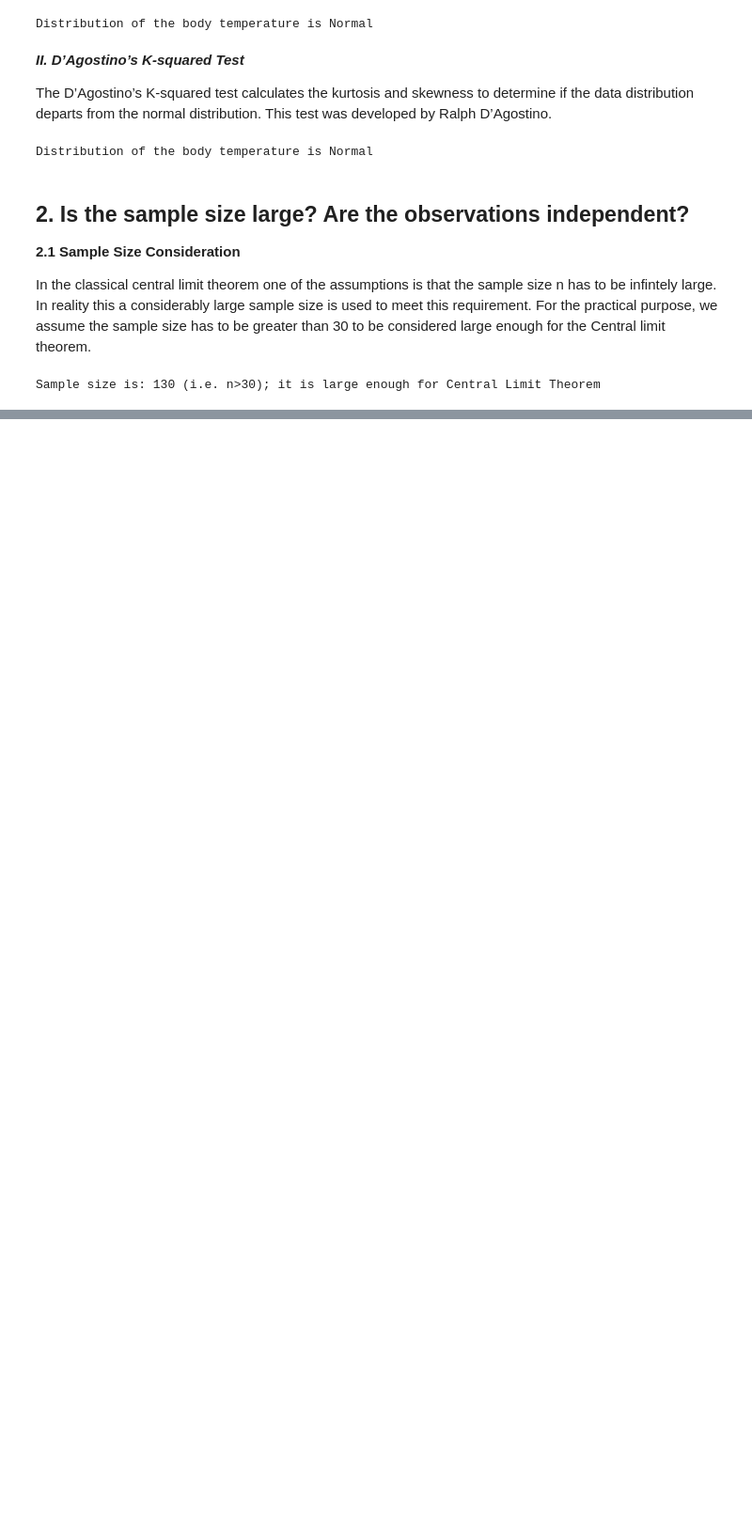
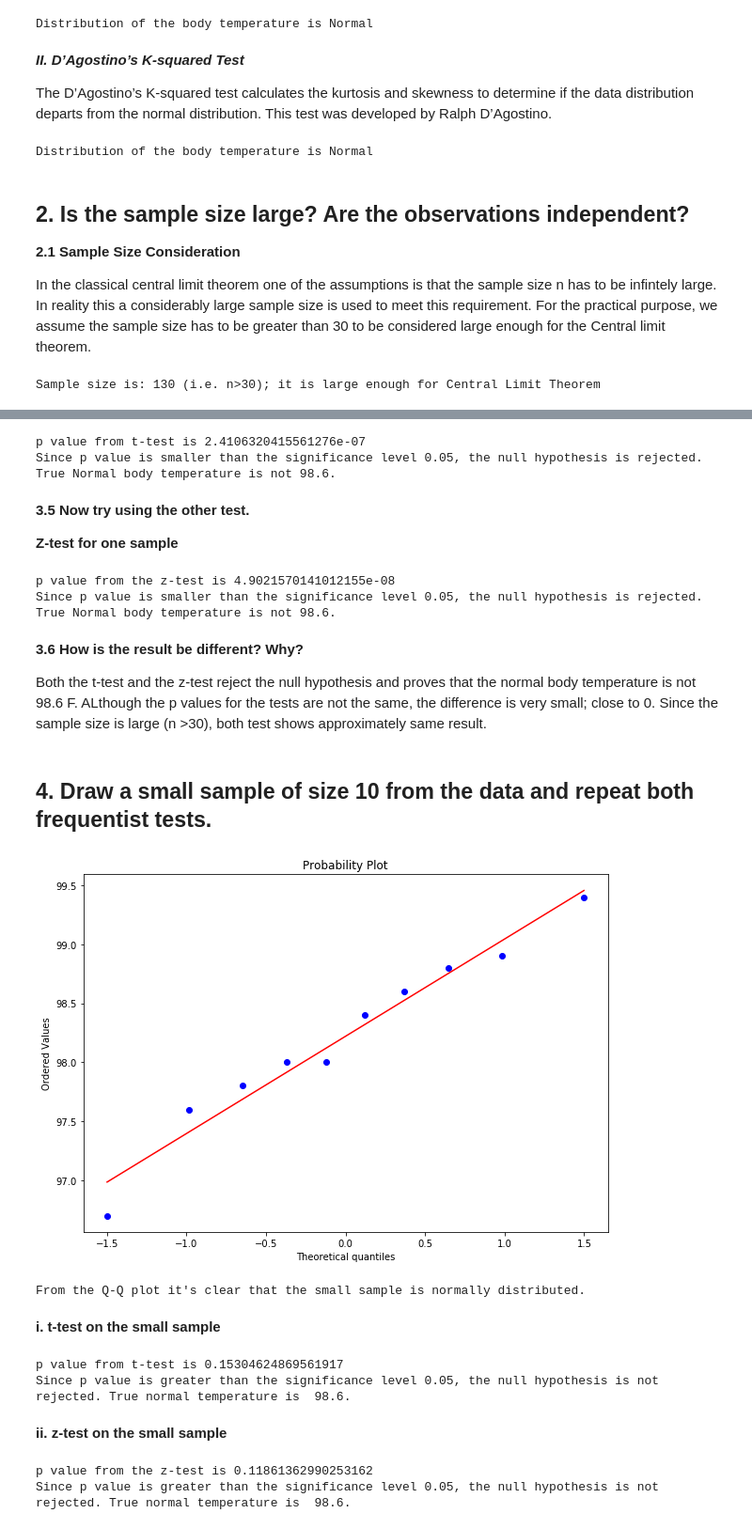
Before and after one commit to zbiswas3/Datascience-Projects, a Jupyter notebook: Data Science Mini projects in Python/Human Temperature EDA/sliderule_dsi_inferential_statistics_exercise_1.ipynb, the cells around one changed output, grey strips where cells are left out. Shown at 94% size. Drawn from its saved outputs; the diff is of its cells as text; code cells hidden in the pictures; blank space fills up the shorter version.

```diff
--- a/Data Science Mini projects in Python/Human Temperature EDA/sliderule_dsi_inferential_statistics_exercise_1.ipynb
+++ b/Data Science Mini projects in Python/Human Temperature EDA/sliderule_dsi_inferential_statistics_exercise_1.ipynb
@@ -252,0 +280,78 @@ def draw_bs_pairs_linreg(x, y, size=1):
+# %%
+# calculate p value from the dependent t statistics
+p_ttest = ttest_1samp(df.temperature, 98.6 )[1]
+
+print("p value from t-test is {}".format(p_ttest))
+if(p_ttest <0.05):
+    print("Since p value is smaller than the significance level 0.05, the null hypothesis is rejected. True Normal body temperature is not 98.6.")
+else:
+    print("Since p value is greater than the significance level 0.05, the null hypothesis is not rejected. True normal temperature is  98.6.")
+# %% [output]
+p value from t-test is 2.4106320415561276e-07
+Since p value is smaller than the significance level 0.05, the null hypothesis is rejected. True Normal body temperature is not 98.6.
+# %% [markdown]
+**3.5 Now try using the other test.**
+
+**Z-test for one sample**
+# %%
+# calculate p value from the z-statistics
+p_ztest = ztest(x1=df.temperature, value=98.6)[1]
+
+# compare the p value with the significance level
+print("p value from the z-test is {}".format(p_ztest))
+if(p_ztest <0.05):
+    print("Since p value is smaller than the significance level 0.05, the null hypothesis is rejected. True Normal body temperature is not 98.6.")
+else:
+    print("Since p value is greater than the significance level 0.05, the null hypothesis is not rejected. True normal temperature is  98.6.")
+# %% [output]
+p value from the z-test is 4.9021570141012155e-08
+Since p value is smaller than the significance level 0.05, the null hypothesis is rejected. True Normal body temperature is not 98.6.
+# %% [markdown]
+**3.6 How is the result be different? Why?**
+
+Both the t-test and the z-test reject the null hypothesis and proves that the normal body temperature is not 98.6 F. ALthough the p values for the tests are not the same, the difference is very small; close to 0. Since the sample size is large (n >30), both test shows approximately same result.
+# %% [markdown]
+## 4. Draw a small sample of size 10 from the data and repeat both frequentist tests. ##
+# %%
+# draw a small sample of size 10 from the data
+np.random.seed(42)
+temperature_dist_10 = np.random.choice(df.temperature, size=10, replace=False)
+
+# plot the Q-Q plot of the distribution
+plt.figure(figsize=(10, 7))
+stats.probplot(temperature_dist_10, plot=plt)
+plt.show()
+
+print("\n\nFrom the Q-Q plot it's clear that the small sample is normally distributed." )
+# %% [output]
+[figure, added]
+From the Q-Q plot it's clear that the small sample is normally distributed.
+# %% [markdown]
+**i. t-test on the small sample**
+# %%
+# calculate p value from the dependent t statistics
+p_ttest_small = ttest_1samp(temperature_dist_10, 98.6 )[1]
+
+print("p value from t-test is {}".format(p_ttest_small))
+if(p_ttest_small <0.05):
+    print("Since p value is smaller than the significance level 0.05, the null hypothesis is rejected. True Normal body temperature is not 98.6.")
+else:
+    print("Since p value is greater than the significance level 0.05, the null hypothesis is not rejected. True normal temperature is  98.6.")
+# %% [output]
+p value from t-test is 0.15304624869561917
+Since p value is greater than the significance level 0.05, the null hypothesis is not rejected. True normal temperature is  98.6.
+# %% [markdown]
+**ii. z-test on the small sample**
+# %%
+# calculate p value from the z-statistics
+p_ztest_small = ztest(x1=temperature_dist_10, value=98.6)[1]
+
+# compare the p value with the significance level
+print("p value from the z-test is {}".format(p_ztest_small))
+if(p_ztest_small <0.05):
+    print("Since p value is smaller than the significance level 0.05, the null hypothesis is rejected. True Normal body temperature is not 98.6.")
+else:
+    print("Since p value is greater than the significance level 0.05, the null hypothesis is not rejected. True normal temperature is  98.6.")
+# %% [output]
+p value from the z-test is 0.11861362990253162
+Since p value is greater than the significance level 0.05, the null hypothesis is not rejected. True normal temperature is  98.6.
```
Also changed, not shown: parts of 29 cells of this notebook, 20 other files.
